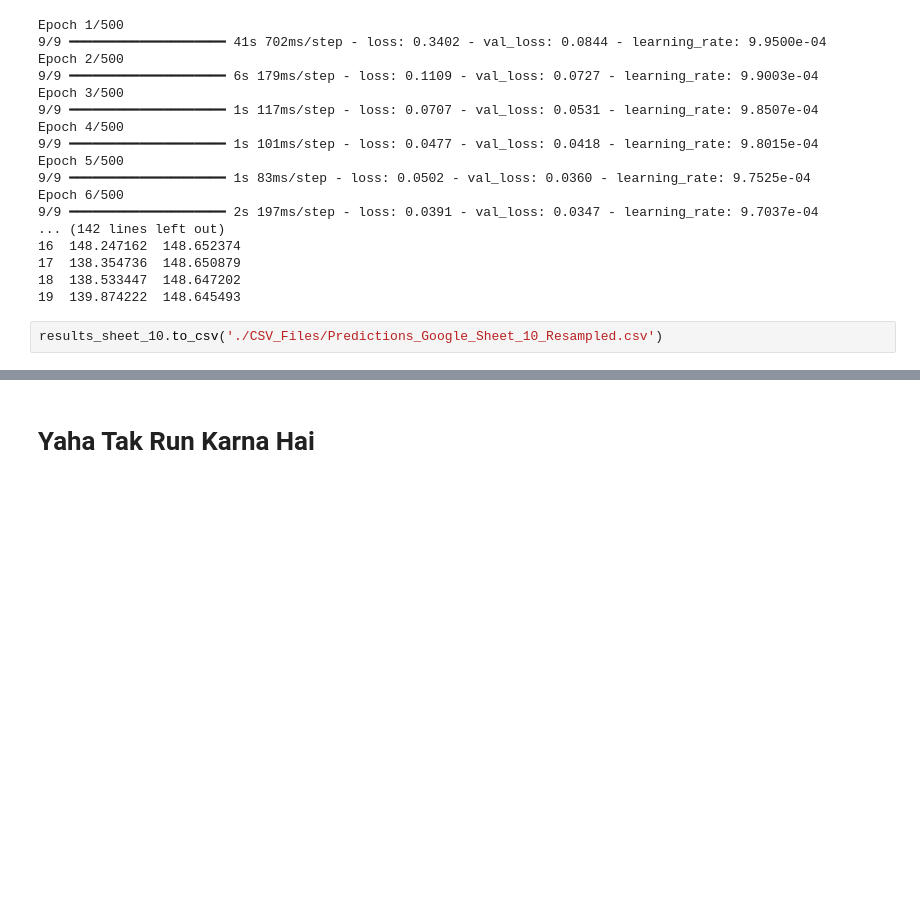
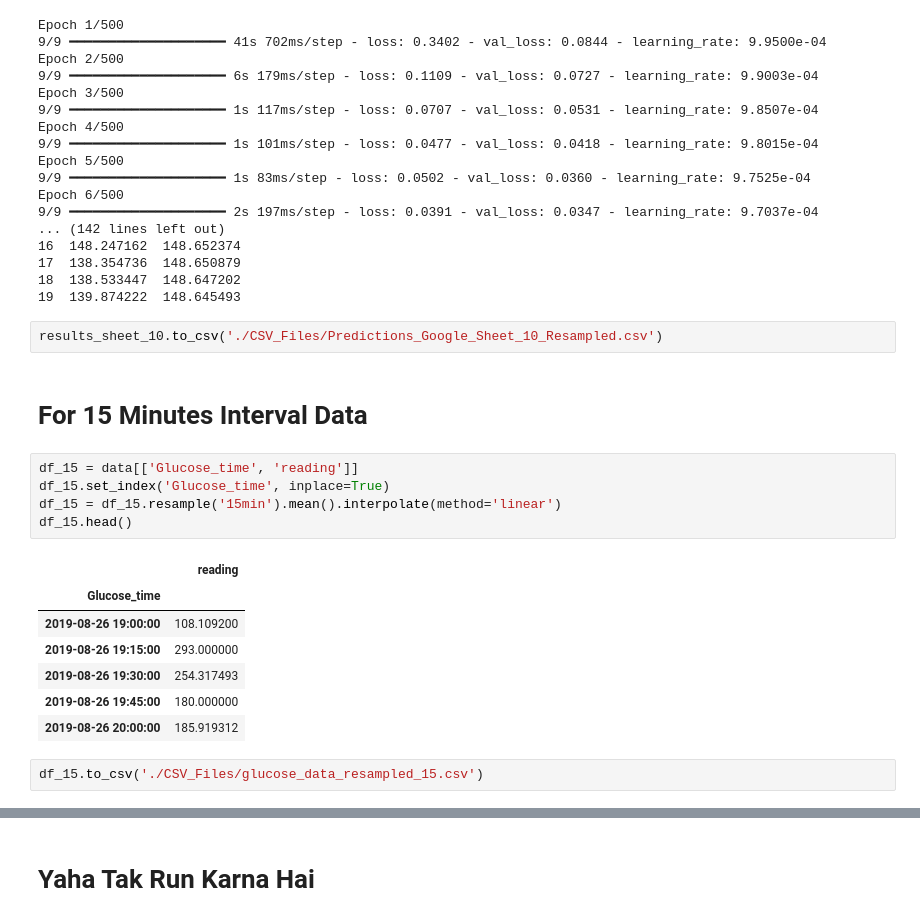
Before and after one commit to Mohammad-Soban/Glucose_Level_Prediction, a Jupyter notebook: LSTM_data copy.ipynb, the cells around one changed output, grey strips where cells are left out. Saved outputs shown, nothing was run; the diff lists cells and outputs as text; blank space fills up the shorter version.

```diff
--- a/LSTM_data copy.ipynb
+++ b/LSTM_data copy.ipynb
@@ -793,3 +793,20 @@ Epoch 6/500
 19  139.874222  148.645493
 # %%
 results_sheet_10.to_csv('./CSV_Files/Predictions_Google_Sheet_10_Resampled.csv')
+# %% [markdown]
+# For 15 Minutes Interval Data
+# %%
+df_15 = data[['Glucose_time', 'reading']]
+df_15.set_index('Glucose_time', inplace=True)
+df_15 = df_15.resample('15min').mean().interpolate(method='linear')
+df_15.head()
+# %% [output]
+|  | reading |
+| Glucose_time |  |
+| 2019-08-26 19:00:00 | 108.109200 |
+| 2019-08-26 19:15:00 | 293.000000 |
+| 2019-08-26 19:30:00 | 254.317493 |
+| 2019-08-26 19:45:00 | 180.000000 |
+| 2019-08-26 20:00:00 | 185.919312 |
+# %%
+df_15.to_csv('./CSV_Files/glucose_data_resampled_15.csv')
```
Also changed, not shown: parts of 14 cells of this notebook, 8 other files.
